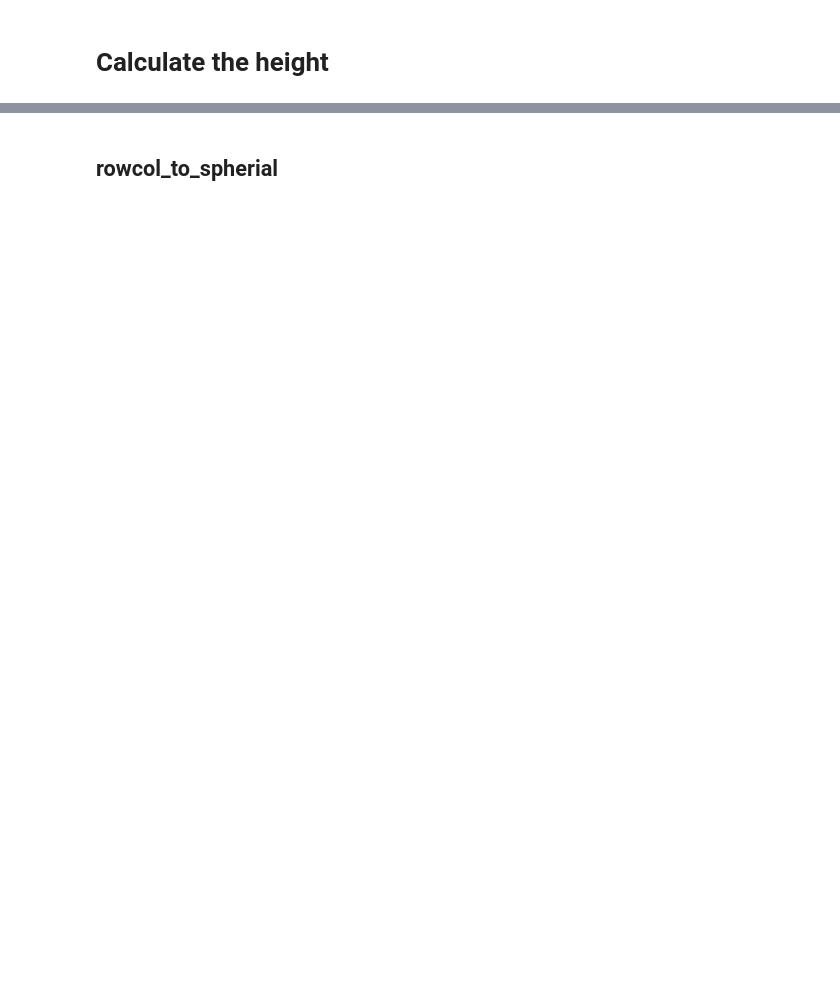
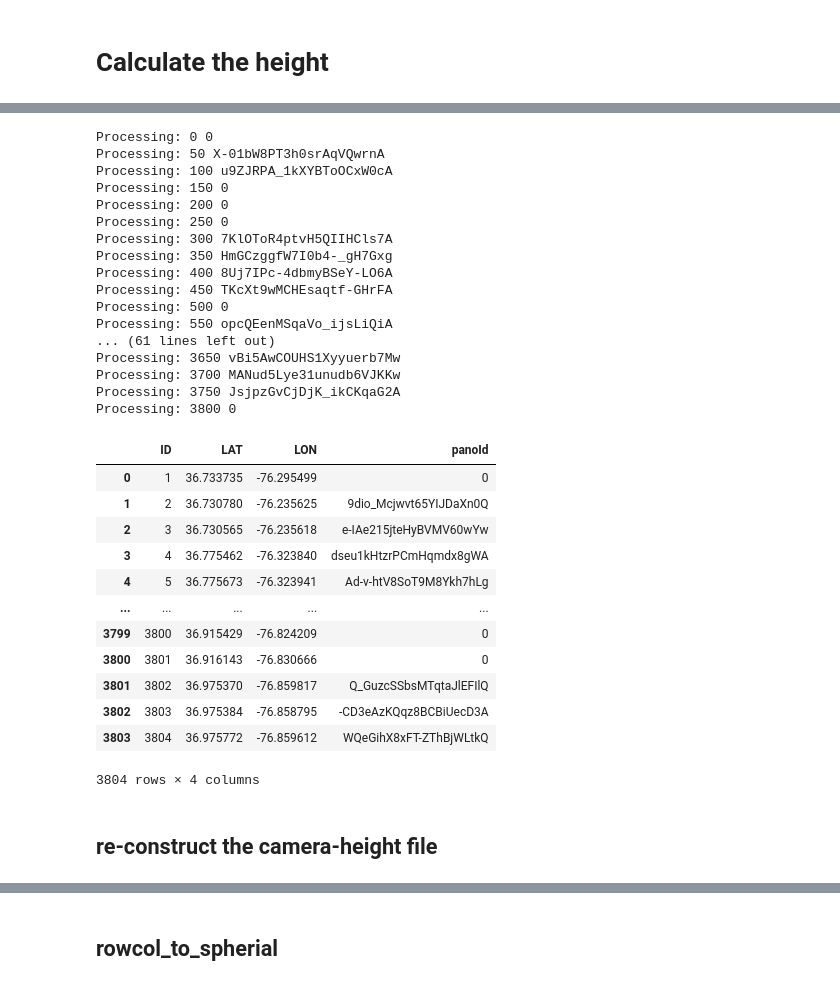
Before and after one commit to gladcolor/Jupyter_notebooks, a Jupyter notebook: Lowest_elevation.ipynb, the cells around one changed output, grey strips where cells are left out. Drawn from its saved outputs; the diff is of its cells as text; code cells hidden in the pictures; blank space fills up the shorter version.

```diff
--- a/Lowest_elevation.ipynb
+++ b/Lowest_elevation.ipynb
@@ -63,0 +171,4 @@ list_to_file([str(d) for d in distances], os.path.join(r"/media/huan/SSD/Dataset
+# %%
+camera_h_file = os.path.join(depth_map_dir, "camera_heights.csv")
+distances.insert(0, "panoId,camera_height")
+list_to_file(distances, camera_h_file)
@@ -63,0 +189,11 @@ list_to_file([str(d) for d in distances], os.path.join(r"/media/huan/SSD/Dataset
+# %%
+camera_dem_file = r'/media/huan/SSD/Datasets/HamptonRoads/camera_dem.csv'
+
+DEM_df = pd.read_csv(camera_dem_file)
+
+camera_DEM_dict = {}
+for idx, row in DEM_df.iterrows():
+#     print(row)
+    panoId = str(row['panoId'])
+    dem =  row['DEM_ft']
+    camera_DEM_dict[panoId] = dem * 0.3048
@@ -63,0 +241,56 @@ list_to_file([str(d) for d in distances], os.path.join(r"/media/huan/SSD/Dataset
+# %%
+jsons_file = r'/media/huan/SSD/Datasets/HamptonRoads/json2500_2_DEM_camera_h.csv'
+json_df = pd.read_csv(ground_truth)
+EC_df["panoId"] = ''
+EC_df
+# %%
+# lines = []
+# lines.append("EC_id,LAT,LON")
+EC_df["panoId"] = ''
+for idx, row in EC_df.iterrows():
+
+
+    lat = row["LAT"]
+    lon = row["LON"]
+
+
+
+    panoId, panoLon, panoLat = gpano.getPanoIDfrmLonlat(lon, lat)
+    EC_df.at[idx,"panoId"] = panoId
+
+    if idx % 50 == 0:
+        print("Processing:", idx, EC_df.iloc[idx]["panoId"])
+
+
+EC_df
+# %% [output]
+Processing: 0 0
+Processing: 50 X-01bW8PT3h0srAqVQwrnA
+Processing: 100 u9ZJRPA_1kXYBToOCxW0cA
+Processing: 150 0
+Processing: 200 0
+Processing: 250 0
+Processing: 300 7KlOToR4ptvH5QIIHCls7A
+Processing: 350 HmGCzggfW7I0b4-_gH7Gxg
+Processing: 400 8Uj7IPc-4dbmyBSeY-LO6A
+Processing: 450 TKcXt9wMCHEsaqtf-GHrFA
+Processing: 500 0
+Processing: 550 opcQEenMSqaVo_ijsLiQiA
+... (61 lines left out)
+Processing: 3650 vBi5AwCOUHS1Xyyuerb7Mw
+Processing: 3700 MANud5Lye31unudb6VJKKw
+Processing: 3750 JsjpzGvCjDjK_ikCKqaG2A
+Processing: 3800 0
+|  | ID | LAT | LON | panoId |
+| 0 | 1 | 36.733735 | -76.295499 | 0 |
+| 1 | 2 | 36.730780 | -76.235625 | 9dio_Mcjwvt65YIJDaXn0Q |
+| 2 | 3 | 36.730565 | -76.235618 | e-IAe215jteHyBVMV60wYw |
+| 3 | 4 | 36.775462 | -76.323840 | dseu1kHtzrPCmHqmdx8gWA |
+| 4 | 5 | 36.775673 | -76.323941 | Ad-v-htV8SoT9M8Ykh7hLg |
+| ... | ... | ... | ... | ... |
+| 3799 | 3800 | 36.915429 | -76.824209 | 0 |
+| 3800 | 3801 | 36.916143 | -76.830666 | 0 |
+| 3801 | 3802 | 36.975370 | -76.859817 | Q_GuzcSSbsMTqtaJlEFIlQ |
+| 3802 | 3803 | 36.975384 | -76.858795 | -CD3eAzKQqz8BCBiUecD3A |
+| 3803 | 3804 | 36.975772 | -76.859612 | WQeGihX8xFT-ZThBjWLtkQ |
+3804 rows × 4 columns
@@ -63,0 +321,2 @@ list_to_file([str(d) for d in distances], os.path.join(r"/media/huan/SSD/Dataset
+# %% [markdown]
+## re-construct the camera-height file
```
Also changed, not shown: parts of 59 cells of this notebook, 1 other file.
